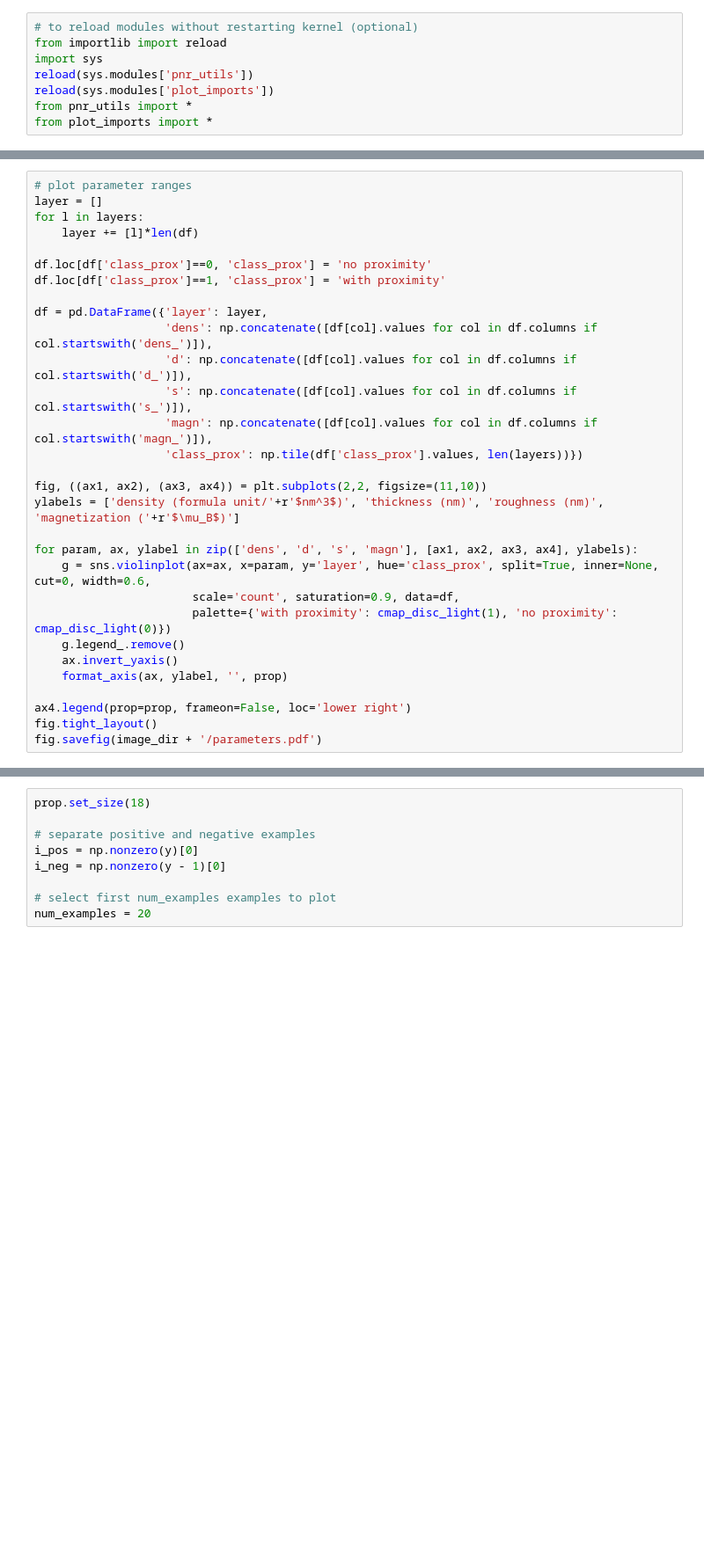
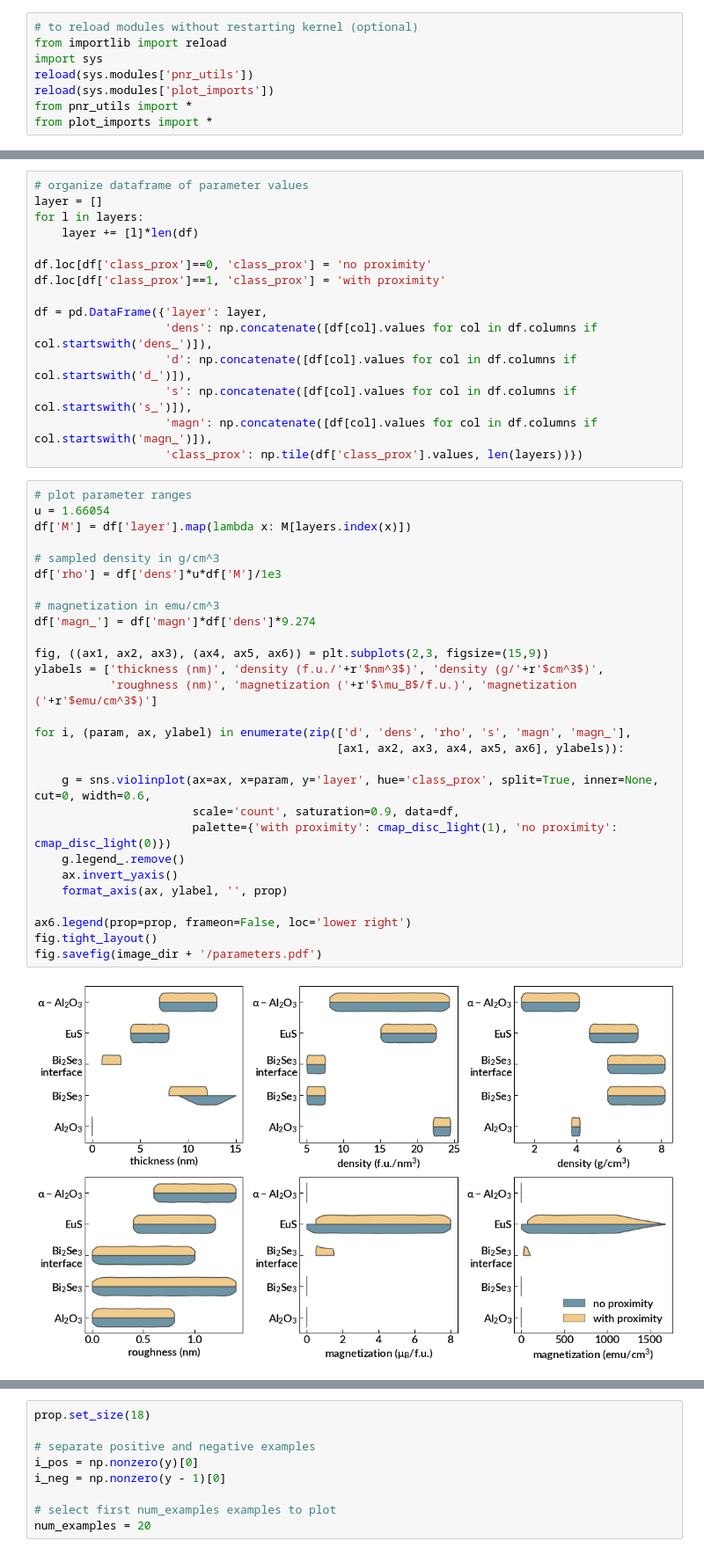
Before and after one commit to ninarina12/ML_PNR, a Jupyter notebook: pnr_properties.ipynb, the cells around one changed output, grey strips where cells are left out. Shown at 88% size. Cells and saved outputs as stored; diff of their text form; blank space fills up the shorter version.

```diff
--- a/pnr_properties.ipynb
+++ b/pnr_properties.ipynb
@@ -123,7 +119,7 @@ df['class_prox'] = (df['magn_prox'] > 0).astype(int)
 y = df['class_prox'].values
 y_data, y_columns, y_header, y_ids, y_labels, y_units = parse_labels(df, fit_roughness)
 # %%
-# plot parameter ranges
+# organize dataframe of parameter values
 layer = []
 for l in layers:
     layer += [l]*len(df)
@@ -137,21 +133,36 @@ df = pd.DataFrame({'layer': layer,
                    's': np.concatenate([df[col].values for col in df.columns if col.startswith('s_')]),
                    'magn': np.concatenate([df[col].values for col in df.columns if col.startswith('magn_')]),
                    'class_prox': np.tile(df['class_prox'].values, len(layers))})
-
-fig, ((ax1, ax2), (ax3, ax4)) = plt.subplots(2,2, figsize=(11,10))
-ylabels = ['density (formula unit/'+r'$nm^3$)', 'thickness (nm)', 'roughness (nm)', 'magnetization ('+r'$\mu_B$)']
-
-for param, ax, ylabel in zip(['dens', 'd', 's', 'magn'], [ax1, ax2, ax3, ax4], ylabels):
-    g = sns.violinplot(ax=ax, x=param, y='layer', hue='class_prox', split=True, inner=None, cut=0, width=0.6,
-                       scale='count', saturation=0.9, data=df,
-                       palette={'with proximity': cmap_disc_light(1), 'no proximity': cmap_disc_light(0)})
-    g.legend_.remove()
-    ax.invert_yaxis()
-    format_axis(ax, ylabel, '', prop)
-
-ax4.legend(prop=prop, frameon=False, loc='lower right')
-fig.tight_layout()
-fig.savefig(image_dir + '/parameters.pdf')
+# %%
+# plot parameter ranges
+u = 1.66054
+df['M'] = df['layer'].map(lambda x: M[layers.index(x)])
+
+# sampled density in g/cm^3
+df['rho'] = df['dens']*u*df['M']/1e3
+
+# magnetization in emu/cm^3
+df['magn_'] = df['magn']*df['dens']*9.274
+
+fig, ((ax1, ax2, ax3), (ax4, ax5, ax6)) = plt.subplots(2,3, figsize=(15,9))
+ylabels = ['thickness (nm)', 'density (f.u./'+r'$nm^3$)', 'density (g/'+r'$cm^3$)',
+           'roughness (nm)', 'magnetization ('+r'$\mu_B$/f.u.)', 'magnetization ('+r'$emu/cm^3$)']
+
+for i, (param, ax, ylabel) in enumerate(zip(['d', 'dens', 'rho', 's', 'magn', 'magn_'],
+                                            [ax1, ax2, ax3, ax4, ax5, ax6], ylabels)):
+
+    g = sns.violinplot(ax=ax, x=param, y='layer', hue='class_prox', split=True, inner=None, cut=0, width=0.6,
+                       scale='count', saturation=0.9, data=df,
+                       palette={'with proximity': cmap_disc_light(1), 'no proximity': cmap_disc_light(0)})
+    g.legend_.remove()
+    ax.invert_yaxis()
+    format_axis(ax, ylabel, '', prop)
+
+ax6.legend(prop=prop, frameon=False, loc='lower right')
+fig.tight_layout()
+fig.savefig(image_dir + '/parameters.pdf')
+# %% [output]
+[figure, added]
 # %%
 # visualize separability by PCA on x-values
 plot_latent_representation(image_dir, x.reshape(x.shape[0],-1), y_data, y_ids, y_labels, y_units, 'properties',
```
Also changed, not shown: parts of 15 cells of this notebook, 32 other files.
